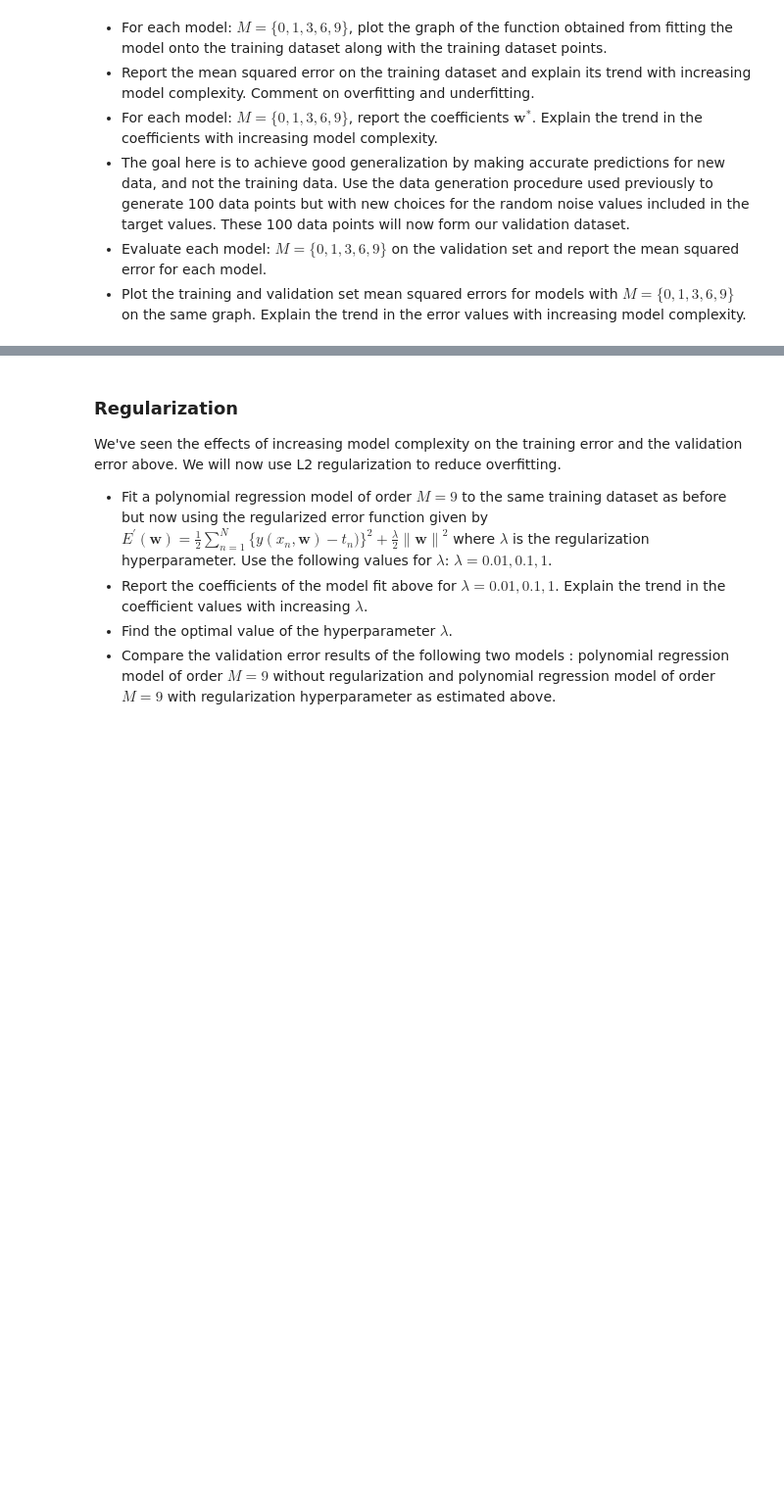
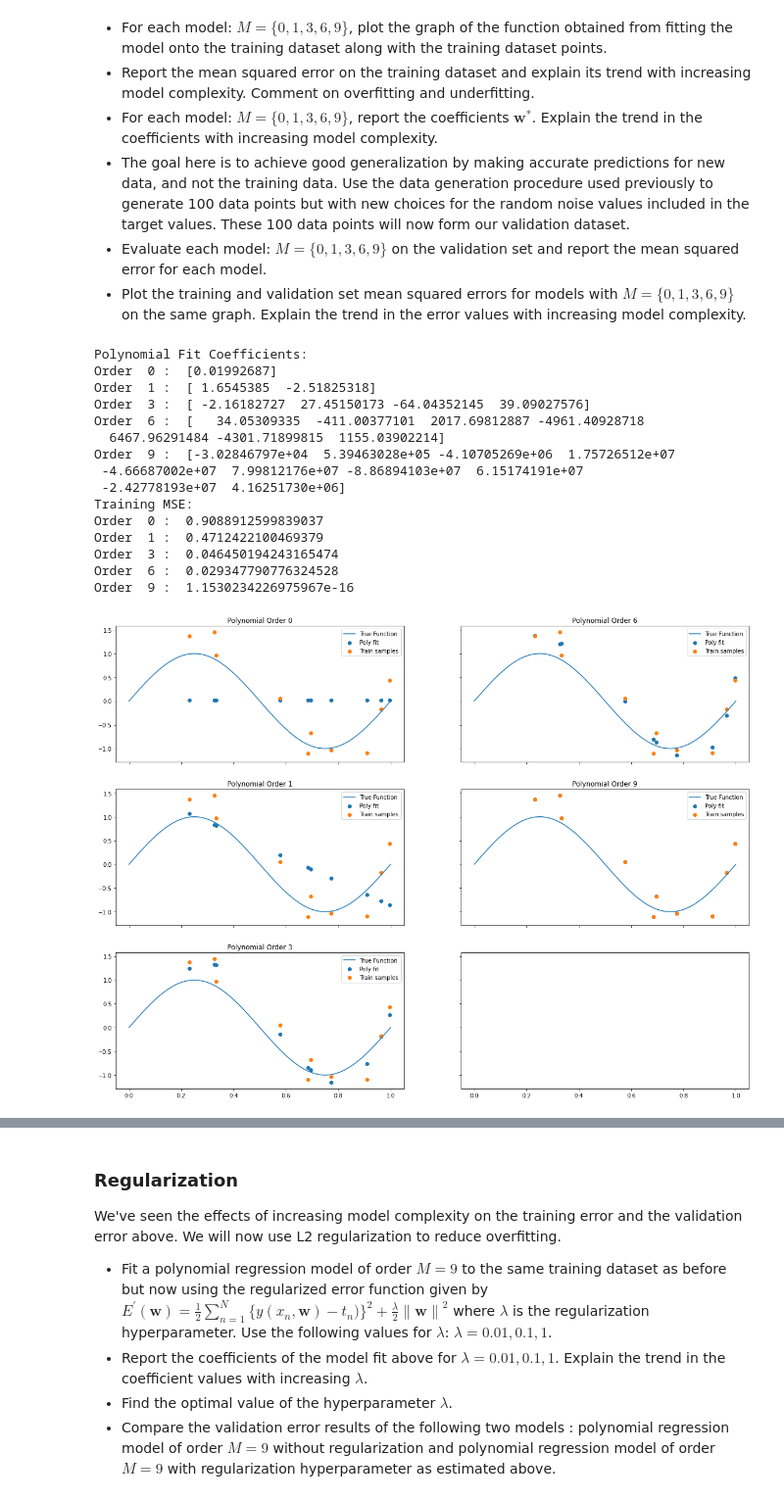
Before and after one commit to arjunmenonv/EE5180, a Jupyter notebook: PracticalAssignment1.ipynb, the cells around one changed output, grey strips where cells are left out. Shown at 98% size. Saved outputs shown, nothing was run; the diff lists cells and outputs as text; code cells hidden in the pictures; blank space fills up the shorter version.

```diff
--- a/PracticalAssignment1.ipynb
+++ b/PracticalAssignment1.ipynb
@@ -109,3 +192,10 @@ def classify_nb(training_documents):
 # %% [markdown]
 ### Train-test split
 After reading the dataset, you must split the dataset into training ($80\%$) and test data ($20\%$). Use training data to train the Naïve Bayes classifier and use test data to check the accuracy.
+# %%
+corpus_txt = []
+corpus_labels = []
+for i in range(len(corpus)):
+  corpus_txt.append(corpus[i][0])
+  corpus_labels.append(corpus[i][1])
+Xtrain, Xtest, ytrain, ytest = train_test_split(corpus_txt, corpus_labels, test_size= 0.2, train_size= 0.8)
@@ -134,3 +259,71 @@ In this question we will see how regularization can be used to prevent overfitti
 accurate predictions for new data, and not the training data. Use the data generation procedure used previously to generate 100 data points but with new choices for the random noise values included in the target values. These 100 data points will now form our validation dataset.
 - Evaluate each model: $M = \{0, 1, 3, 6, 9\}$ on the validation set and report the mean squared error for each model.
 - Plot the training and validation set mean squared errors for models with $M = \{0, 1, 3, 6, 9\}$ on the same graph. Explain the trend in the error values with increasing model complexity.
+# %%
+"""
+Generate X matrix, compute least squares solution and compute MSE for training data
+
+Least Squares Solution for the linear function X*w = y is
+w = pinv(X)*y, where pinv(X) = inv(X.T*X)*X.T
+for invertible X, pinv(X) = inv(X)*inv(X.T)*X.T = inv(X)
+"""
+def gen_X(order, x):
+  X = np.zeros((len(x), order+1))
+  for i in range(order + 1):
+    X[:, i] = np.transpose(np.power(x, i))
+  return X
+
+def polyReg(X, y):
+  w = np.zeros(X.shape[1])
+  w = np.matmul(np.linalg.pinv(X),y)
+  return w, np.matmul(X, w.T)
+
+m = np.array([0, 1, 3, 6, 9])
+mse_train = np.zeros(len(m))
+fit_poly = np.zeros((len(m), len(x)))
+fig, ax = plt.subplots(3,2, sharex= True, sharey= True, figsize= (20, 15))
+#
+x_val = np.random.uniform(0, 1, 100)
+f_xval = np.sin(2*pi*x_val) + 0.5*np.random.randn(100)
+mse_val = np.zeros(len(m))
+fit_polyval = np.zeros((len(m), len(x_val)))
+
+print("Polynomial Fit Coefficients:")
+for i in range(len(m)):
+  X = gen_X(m[i], x)
+  w, fit_poly[i] = polyReg(X, f_x)
+  print("Order ", m[i], ": ", w)
+  mse_train[i] = np.mean((fit_poly[i] - f_x)**2)
+  #
+  X_val = gen_X(m[i], x_val)
+  fit_polyval[i] = np.matmul(X_val, w.T)
+  mse_val[i] = np.mean((fit_polyval[i] - f_xval)**2)
+
+print("Training MSE:")
+for i in range(len(m)):
+  print("Order ", m[i], ": ", mse_train[i])
+for i in range(3):
+  for j in range(2):
+    if (i + 3*j >= 5): break
+    ax[i][j].scatter(x.reshape(-1, 1), fit_poly[i + 3*j])
+    ax[i][j].scatter(x, f_x)
+    ax[i][j].plot(x_samples, np.sin(2*pi*x_samples))
+    ax[i][j].legend(["True Function", "Poly fit", "Train samples"])
+    ax[i][j].title.set_text("Polynomial Order "+ str(m[i+3*j]))
+# %% [output]
+Polynomial Fit Coefficients:
+Order  0 :  [0.01992687]
+Order  1 :  [ 1.6545385  -2.51825318]
+Order  3 :  [ -2.16182727  27.45150173 -64.04352145  39.09027576]
+Order  6 :  [   34.05309335  -411.00377101  2017.69812887 -4961.40928718
+  6467.96291484 -4301.71899815  1155.03902214]
+Order  9 :  [-3.02846797e+04  5.39463028e+05 -4.10705269e+06  1.75726512e+07
+ -4.66687002e+07  7.99812176e+07 -8.86894103e+07  6.15174191e+07
+ -2.42778193e+07  4.16251730e+06]
+Training MSE:
+Order  0 :  0.9088912599839037
+Order  1 :  0.4712422100469379
+Order  3 :  0.046450194243165474
+Order  6 :  0.029347790776324528
+Order  9 :  1.1530234226975967e-16
+[figure, added]
```
Also changed, not shown: parts of 48 cells of this notebook.
